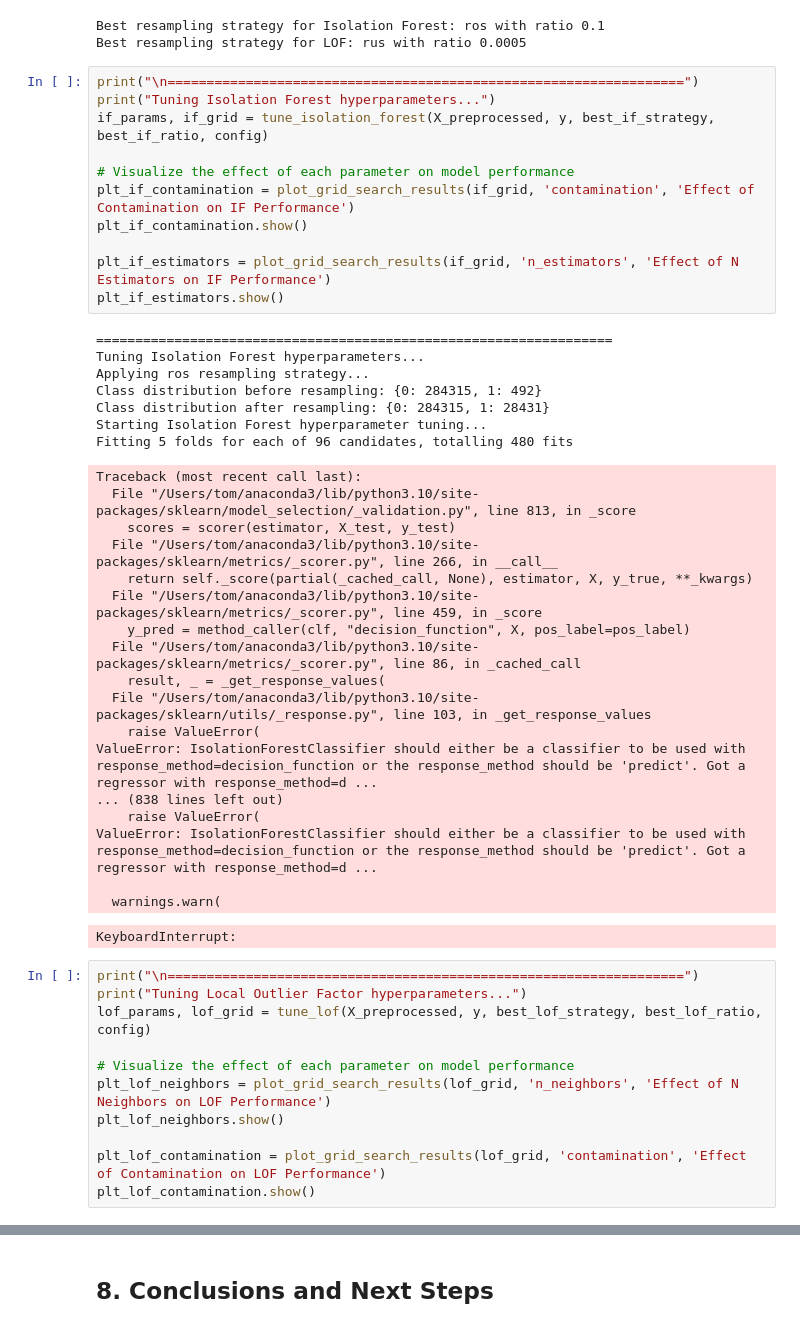
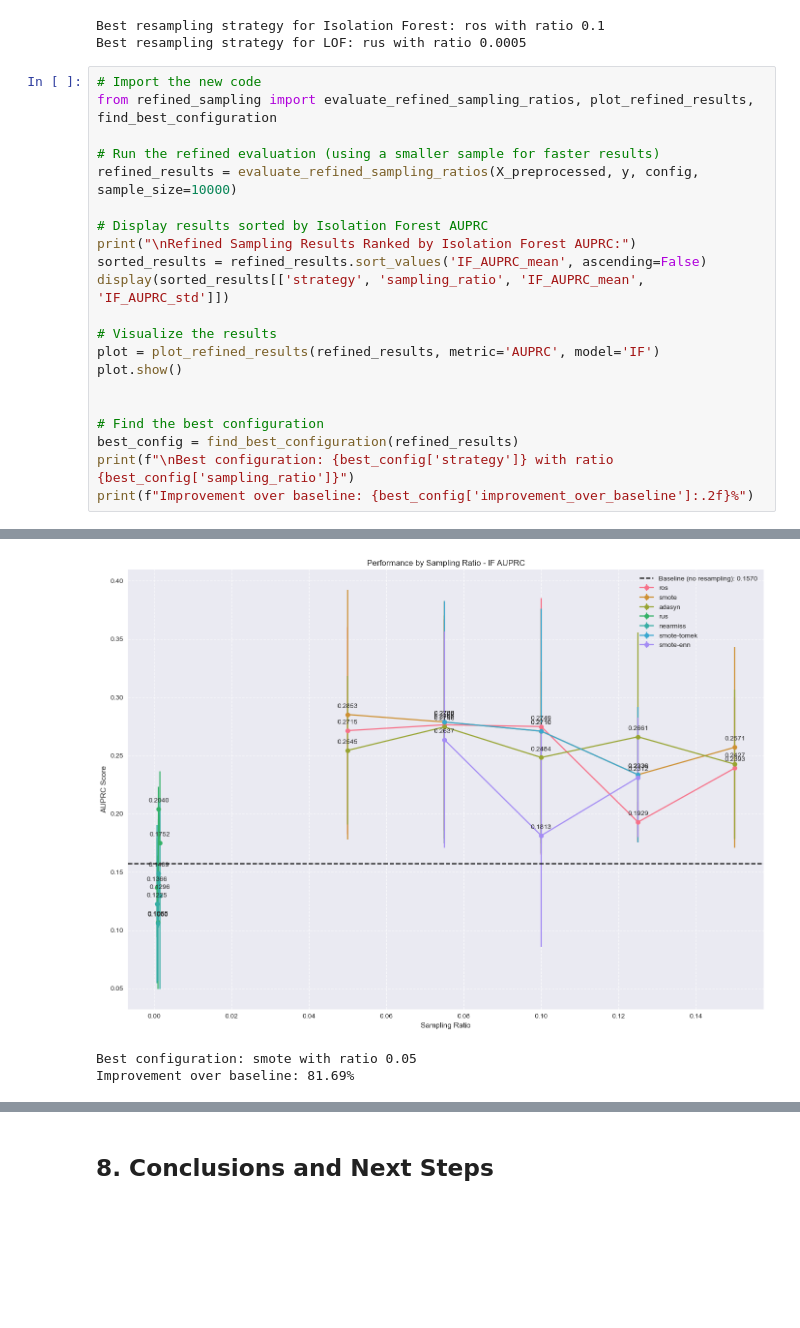
Before and after one commit to itxtx/credit_card_fraud_prediction, a Jupyter notebook: credit_card_fraud_analysis.ipynb, the cells around one changed output, grey strips where cells are left out. Saved outputs shown, nothing was run; the diff lists cells and outputs as text; blank space fills up the shorter version.

```diff
--- a/credit_card_fraud_analysis.ipynb
+++ b/credit_card_fraud_analysis.ipynb
@@ -366,51 +364,25 @@ print(f"Best resampling strategy for LOF: {best_lof_strategy} with ratio {best_l
 [figure]
 Best resampling strategy for Isolation Forest: ros with ratio 0.1
 Best resampling strategy for LOF: rus with ratio 0.0005
-# %%
-print("\n==================================================================")
-print("Tuning Isolation Forest hyperparameters...")
-if_params, if_grid = tune_isolation_forest(X_preprocessed, y, best_if_strategy, best_if_ratio, config)
-
-# Visualize the effect of each parameter on model performance
-plt_if_contamination = plot_grid_search_results(if_grid, 'contamination', 'Effect of Contamination on IF Performance')
-plt_if_contamination.show()
-
-plt_if_estimators = plot_grid_search_results(if_grid, 'n_estimators', 'Effect of N Estimators on IF Performance')
-plt_if_estimators.show()
-# %% [output]
-==================================================================
-Tuning Isolation Forest hyperparameters...
-Applying ros resampling strategy...
-Class distribution before resampling: {0: 284315, 1: 492}
-Class distribution after resampling: {0: 284315, 1: 28431}
-Starting Isolation Forest hyperparameter tuning...
-Fitting 5 folds for each of 96 candidates, totalling 480 fits
-Traceback (most recent call last):
-  File "/Users/tom/anaconda3/lib/python3.10/site-packages/sklearn/model_selection/_validation.py", line 813, in _score
-    scores = scorer(estimator, X_test, y_test)
-  File "/Users/tom/anaconda3/lib/python3.10/site-packages/sklearn/metrics/_scorer.py", line 266, in __call__
-    return self._score(partial(_cached_call, None), estimator, X, y_true, **_kwargs)
-  File "/Users/tom/anaconda3/lib/python3.10/site-packages/sklearn/metrics/_scorer.py", line 459, in _score
-    y_pred = method_caller(clf, "decision_function", X, pos_label=pos_label)
-  File "/Users/tom/anaconda3/lib/python3.10/site-packages/sklearn/metrics/_scorer.py", line 86, in _cached_call
-    result, _ = _get_response_values(
-  File "/Users/tom/anaconda3/lib/python3.10/site-packages/sklearn/utils/_response.py", line 103, in _get_response_values
-    raise ValueError(
-ValueError: IsolationForestClassifier should either be a classifier to be used with response_method=decision_function or the response_method should be 'predict'. Got a regressor with response_method=d ...
-... (838 lines left out)
-    raise ValueError(
-ValueError: IsolationForestClassifier should either be a classifier to be used with response_method=decision_function or the response_method should be 'predict'. Got a regressor with response_method=d ...
-
-  warnings.warn(
-KeyboardInterrupt:
-# %%
-print("\n==================================================================")
-print("Tuning Local Outlier Factor hyperparameters...")
-lof_params, lof_grid = tune_lof(X_preprocessed, y, best_lof_strategy, best_lof_ratio, config)
-
-# Visualize the effect of each parameter on model performance
-plt_lof_neighbors = plot_grid_search_results(lof_grid, 'n_neighbors', 'Effect of N Neighbors on LOF Performance')
-plt_lof_neighbors.show()
-
-plt_lof_contamination = plot_grid_search_results(lof_grid, 'contamination', 'Effect of Contamination on LOF Performance')
-plt_lof_contamination.show()
+# %%
+# Import the new code
+from refined_sampling import evaluate_refined_sampling_ratios, plot_refined_results, find_best_configuration
+
+# Run the refined evaluation (using a smaller sample for faster results)
+refined_results = evaluate_refined_sampling_ratios(X_preprocessed, y, config, sample_size=10000)
+
+# Display results sorted by Isolation Forest AUPRC
+print("\nRefined Sampling Results Ranked by Isolation Forest AUPRC:")
+sorted_results = refined_results.sort_values('IF_AUPRC_mean', ascending=False)
+display(sorted_results[['strategy', 'sampling_ratio', 'IF_AUPRC_mean', 'IF_AUPRC_std']])
+
+# Visualize the results
+plot = plot_refined_results(refined_results, metric='AUPRC', model='IF')
+plot.show()
+
+
+# Find the best configuration
+best_config = find_best_configuration(refined_results)
+print(f"\nBest configuration: {best_config['strategy']} with ratio {best_config['sampling_ratio']}")
+print(f"Improvement over baseline: {best_config['improvement_over_baseline']:.2f}%")
+# %% [output]
@@ -416,0 +423,3 @@ plt_lof_contamination.show()
+[figure, added]
+Best configuration: smote with ratio 0.05
+Improvement over baseline: 81.69%
```
Also changed, not shown: parts of 11 cells of this notebook, 4 other files.
